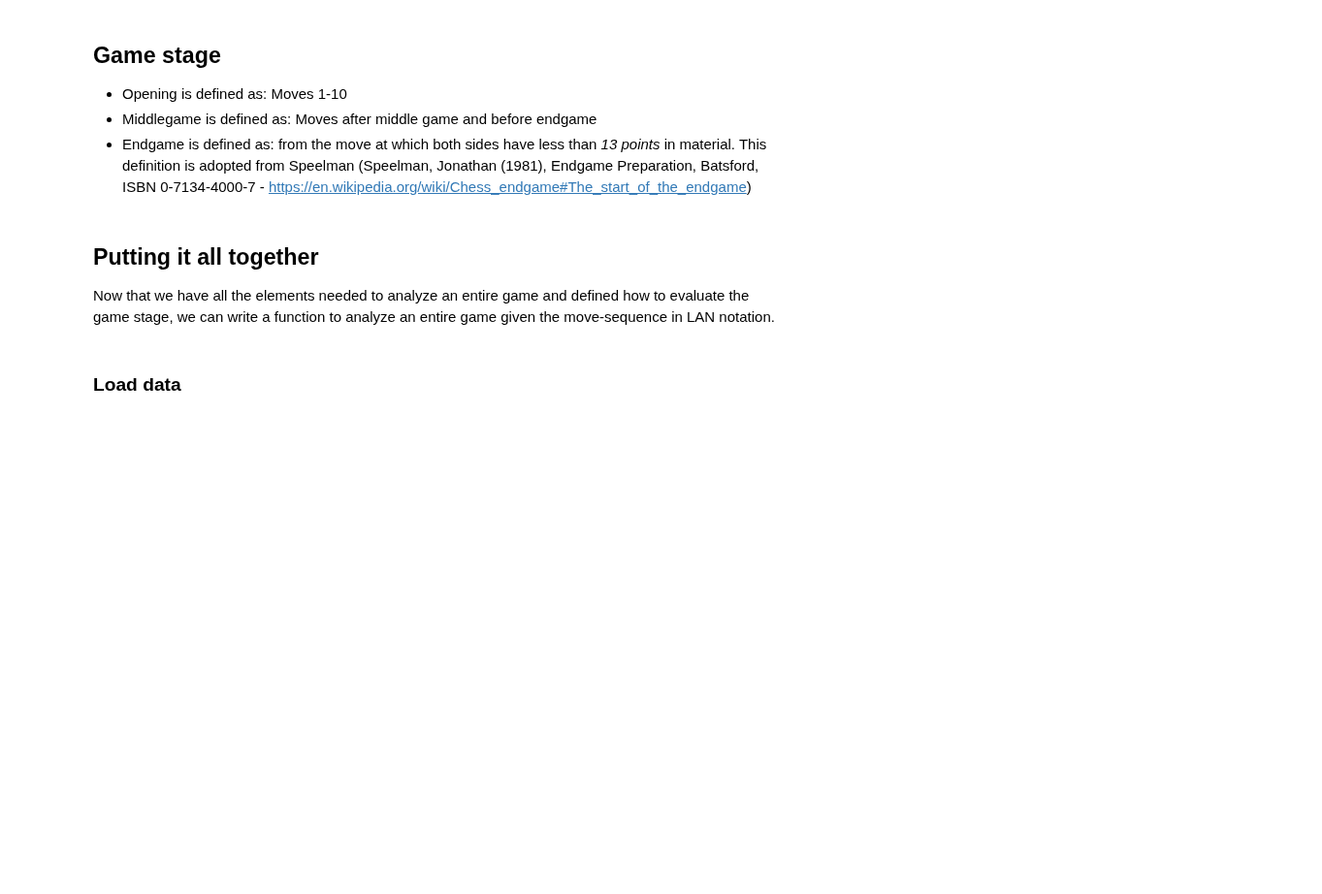
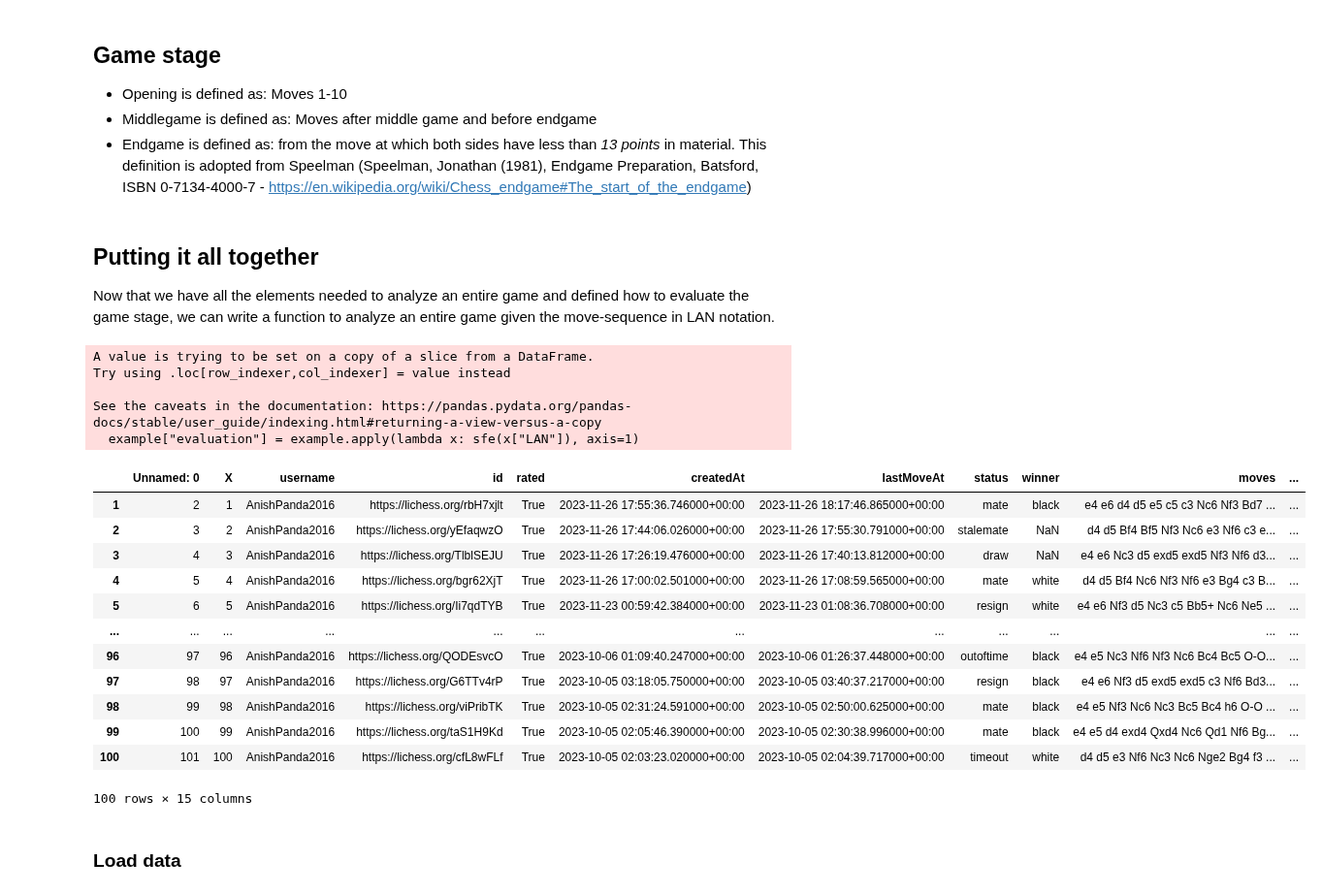
Before and after one commit to philipp-hellwig/online-chess-data, a Jupyter notebook: code/Chess_game_stage_metrics.ipynb, the cells around one changed output. Shown at 97% size. Drawn from its saved outputs; the diff is of its cells as text; code cells hidden in the pictures; blank space fills up the shorter version.

```diff
--- a/code/Chess_game_stage_metrics.ipynb
+++ b/code/Chess_game_stage_metrics.ipynb
@@ -218,3 +232,32 @@ rapid_games["evaluation"] = rapid_games.apply(lambda x: get_evaluations(x["LAN"]
+# %%
+# loading the stockfish engine
+from stockfish_extension import StockfishPlus
+sfe = StockfishPlus("../stockfish/stockfish-windows-x86-64-avx2.exe")
+
+# evaluate all the games of the dataframe
+example["evaluation"] = example.apply(lambda x: sfe(x["LAN"]), axis=1)
+# %% [output]
+A value is trying to be set on a copy of a slice from a DataFrame.
+Try using .loc[row_indexer,col_indexer] = value instead
+
+See the caveats in the documentation: https://pandas.pydata.org/pandas-docs/stable/user_guide/indexing.html#returning-a-view-versus-a-copy
+  example["evaluation"] = example.apply(lambda x: sfe(x["LAN"]), axis=1)
+# %%
+example
+# %% [output]
+|  | Unnamed: 0 | X | username | id | rated | createdAt | lastMoveAt | status | winner | moves | ... |
+| 1 | 2 | 1 | AnishPanda2016 | https://lichess.org/rbH7xjlt | True | 2023-11-26 17:55:36.746000+00:00 | 2023-11-26 18:17:46.865000+00:00 | mate | black | e4 e6 d4 d5 e5 c5 c3 Nc6 Nf3 Bd7 ... | ... |
+| 2 | 3 | 2 | AnishPanda2016 | https://lichess.org/yEfaqwzO | True | 2023-11-26 17:44:06.026000+00:00 | 2023-11-26 17:55:30.791000+00:00 | stalemate | NaN | d4 d5 Bf4 Bf5 Nf3 Nc6 e3 Nf6 c3 e... | ... |
+| 3 | 4 | 3 | AnishPanda2016 | https://lichess.org/TlblSEJU | True | 2023-11-26 17:26:19.476000+00:00 | 2023-11-26 17:40:13.812000+00:00 | draw | NaN | e4 e6 Nc3 d5 exd5 exd5 Nf3 Nf6 d3... | ... |
+| 4 | 5 | 4 | AnishPanda2016 | https://lichess.org/bgr62XjT | True | 2023-11-26 17:00:02.501000+00:00 | 2023-11-26 17:08:59.565000+00:00 | mate | white | d4 d5 Bf4 Nc6 Nf3 Nf6 e3 Bg4 c3 B... | ... |
+| 5 | 6 | 5 | AnishPanda2016 | https://lichess.org/Ii7qdTYB | True | 2023-11-23 00:59:42.384000+00:00 | 2023-11-23 01:08:36.708000+00:00 | resign | white | e4 e6 Nf3 d5 Nc3 c5 Bb5+ Nc6 Ne5 ... | ... |
+| ... | ... | ... | ... | ... | ... | ... | ... | ... | ... | ... | ... |
+| 96 | 97 | 96 | AnishPanda2016 | https://lichess.org/QODEsvcO | True | 2023-10-06 01:09:40.247000+00:00 | 2023-10-06 01:26:37.448000+00:00 | outoftime | black | e4 e5 Nc3 Nf6 Nf3 Nc6 Bc4 Bc5 O-O... | ... |
+| 97 | 98 | 97 | AnishPanda2016 | https://lichess.org/G6TTv4rP | True | 2023-10-05 03:18:05.750000+00:00 | 2023-10-05 03:40:37.217000+00:00 | resign | black | e4 e6 Nf3 d5 exd5 exd5 c3 Nf6 Bd3... | ... |
+| 98 | 99 | 98 | AnishPanda2016 | https://lichess.org/viPribTK | True | 2023-10-05 02:31:24.591000+00:00 | 2023-10-05 02:50:00.625000+00:00 | mate | black | e4 e5 Nf3 Nc6 Nc3 Bc5 Bc4 h6 O-O ... | ... |
+| 99 | 100 | 99 | AnishPanda2016 | https://lichess.org/taS1H9Kd | True | 2023-10-05 02:05:46.390000+00:00 | 2023-10-05 02:30:38.996000+00:00 | mate | black | e4 e5 d4 exd4 Qxd4 Nc6 Qd1 Nf6 Bg... | ... |
+| 100 | 101 | 100 | AnishPanda2016 | https://lichess.org/cfL8wFLf | True | 2023-10-05 02:03:23.020000+00:00 | 2023-10-05 02:04:39.717000+00:00 | timeout | white | d4 d5 e3 Nf6 Nc3 Nc6 Nge2 Bg4 f3 ... | ... |
+100 rows × 15 columns
 # %%
 evals = pd.DataFrame(df["evaluation"].to_list(), columns=["evaluation", "stage"])
 rapid_games = df.drop(labels="evaluation", axis=1)
```
Also changed, not shown: parts of 5 cells of this notebook, 4 other files.
